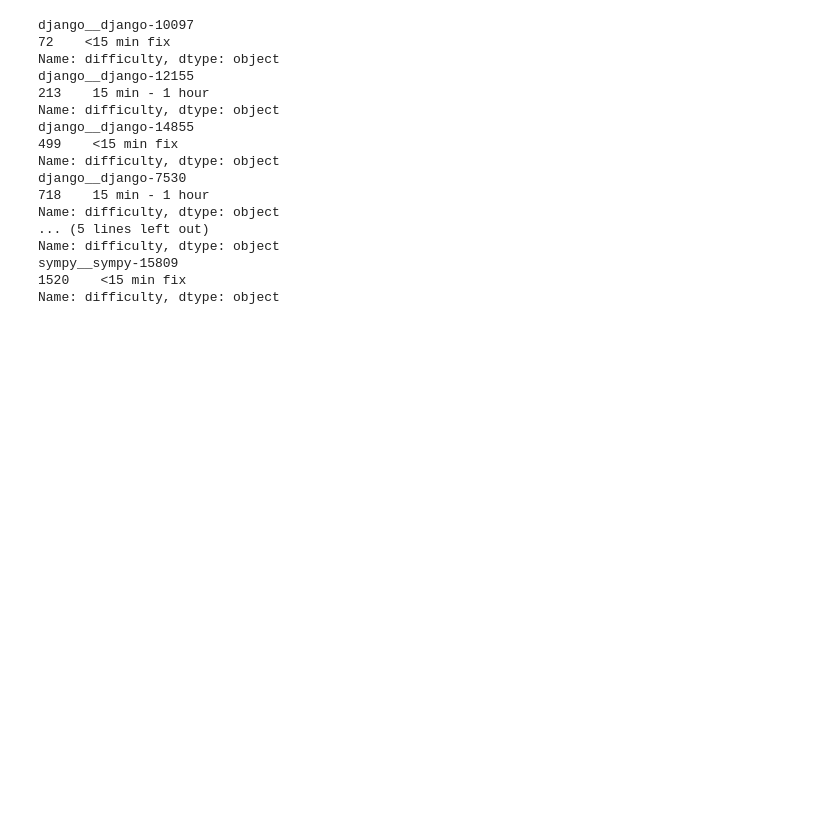
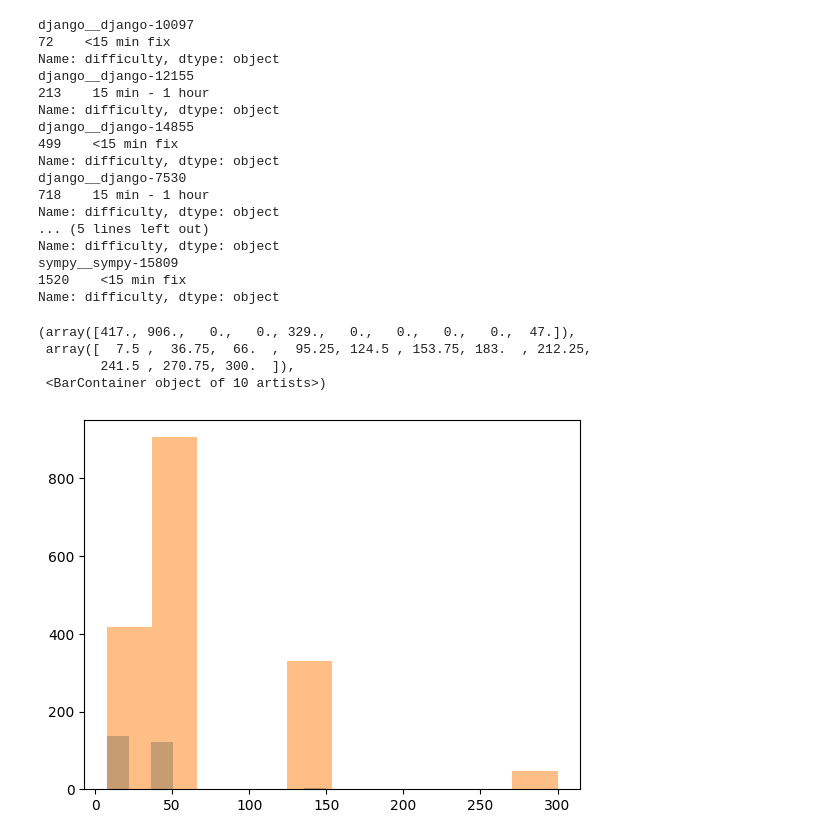
Before and after one commit to pimpale/foo, a Jupyter notebook: python/swebench/time_costs.ipynb, the cells around one changed output. Cells and saved outputs as stored; diff of their text form; code cells hidden in the pictures; blank space fills up the shorter version.

```diff
--- a/python/swebench/time_costs.ipynb
+++ b/python/swebench/time_costs.ipynb
@@ -68,3 +77,13 @@ Name: difficulty, dtype: object
 sympy__sympy-15809
 1520    <15 min fix
 Name: difficulty, dtype: object
+# %%
+resolved_swellama13b = [
+"django__django-10097",
+"django__django-12155",
+"django__django-14855",
+"django__django-7530",
+"pydata__xarray-7393",
+"pytest-dev__pytest-8399",
+"sympy__sympy-15809",
+]
@@ -70,0 +489,24 @@ Name: difficulty, dtype: object
+# %%
+resolvables = set(resolved_swellama13b + resolved_claude35_sweagent + resolved_gru)
+
+resolved_difficulties = eap[eap['instance_id'].isin(resolvables)]['difficulty']
+
+resolved_difficulties_list = resolved_difficulties.tolist()
+# %%
+difficulty_to_min = {
+    '<15 min fix': 7.5,
+    '15 min - 1 hour': 37.5,
+    '1-4 hours': 150,
+    '>4 hours': 300
+}
+
+resolved_minutes_list = [difficulty_to_min[difficulty] for difficulty in resolved_difficulties_list]
+# %%
+plt.hist(resolved_minutes_list, alpha=0.5)
+plt.hist([difficulty_to_min[difficulty] for difficulty in eap['difficulty'].tolist()], alpha=0.5)
+# %% [output]
+(array([417., 906.,   0.,   0., 329.,   0.,   0.,   0.,   0.,  47.]),
+ array([  7.5 ,  36.75,  66.  ,  95.25, 124.5 , 153.75, 183.  , 212.25,
+        241.5 , 270.75, 300.  ]),
+ <BarContainer object of 10 artists>)
+[figure, added]
```
Also changed, not shown: parts of 7 cells of this notebook, 1 other file.
